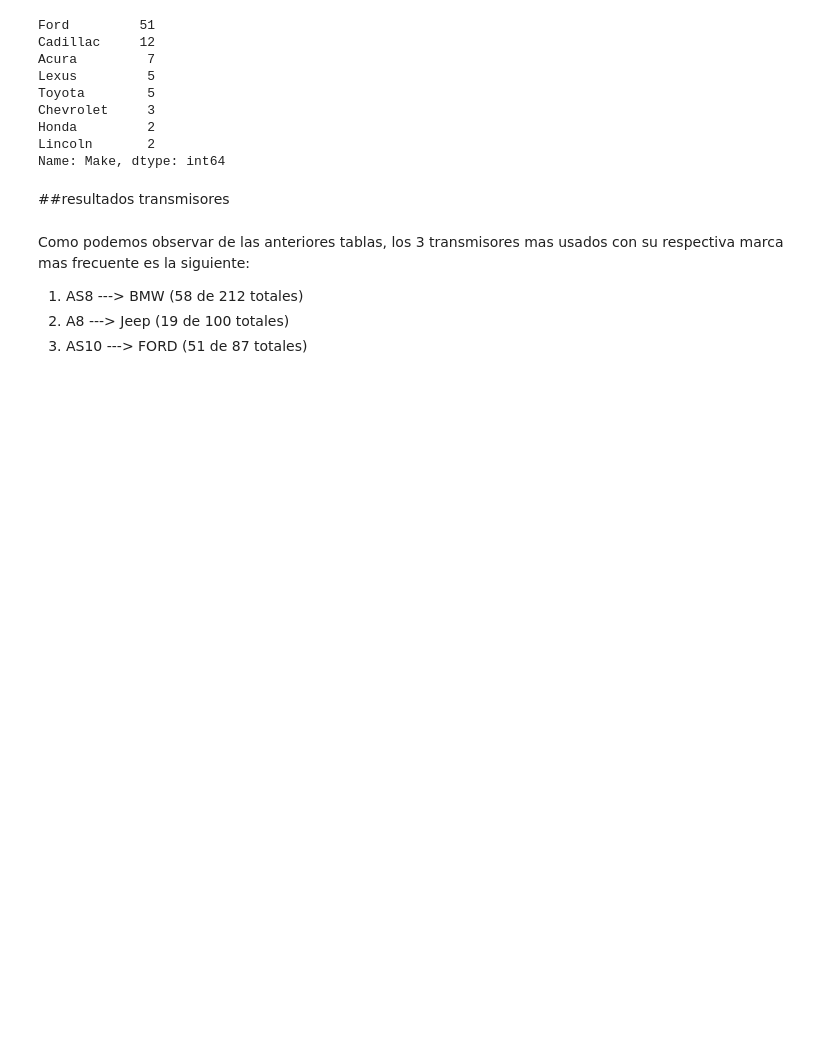
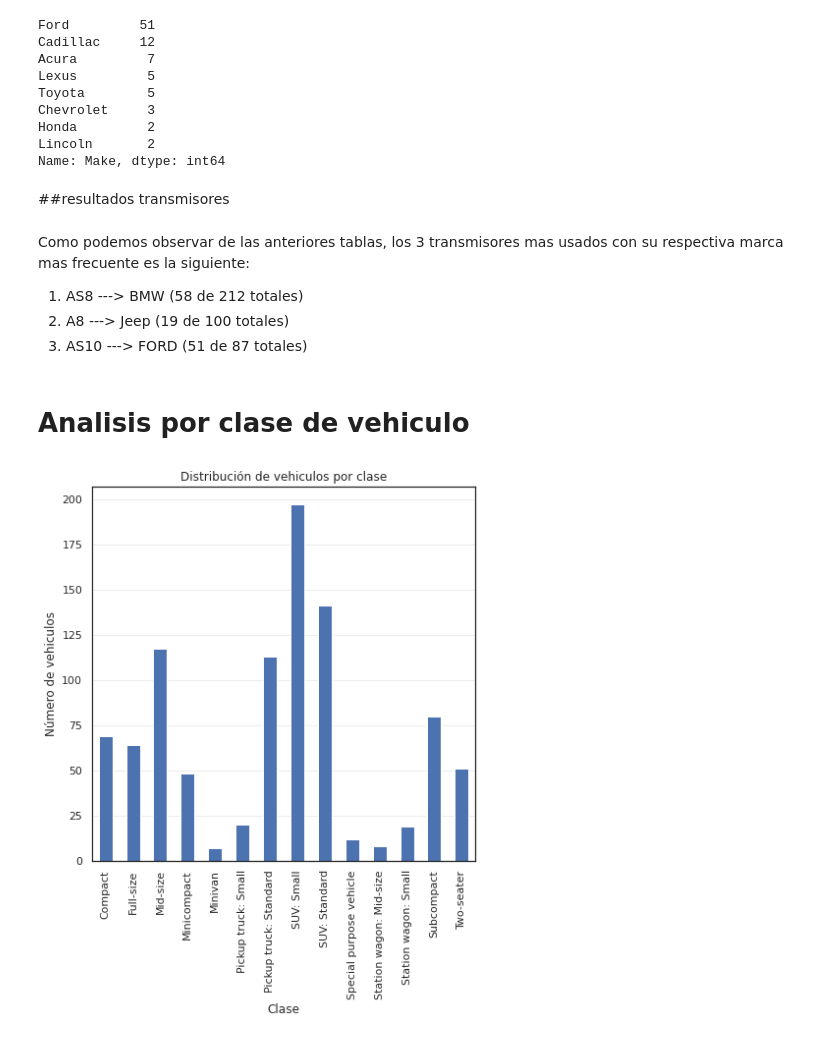
Before and after one commit to 0ces/Estadistica-1-UIS, a Jupyter notebook: notebooks/Dataset_I.ipynb, the cells around one changed output. Saved outputs shown, nothing was run; the diff lists cells and outputs as text; code cells hidden in the pictures; blank space fills up the shorter version.

Commit message:
Uploaded vehicle class analisis

```diff
--- a/notebooks/Dataset_I.ipynb
+++ b/notebooks/Dataset_I.ipynb
@@ -269,3 +269,20 @@ Como podemos observar de las anteriores tablas, los 3 transmisores mas usados co
 1. AS8  --->  BMW  (58 de 212 totales)
 2. A8   --->  Jeep (19 de 100 totales)
 3. AS10 --->  FORD (51 de 87 totales)
+# %% [markdown]
+# Analisis por clase de vehiculo
+# %%
+sns.set(rc={'figure.figsize':(7, 7)})
+sns.set_style("white")
+df.reset_index().groupby(['Vehicle Class']).count().reset_index().plot(x='Vehicle Class',
+                                                                           y='index',
+                                                                           kind='bar',
+                                                                           legend=False,
+                                                                           ylabel='Número de vehiculos',
+                                                                           xlabel='Clase',
+                                                                           title='Distribución de vehiculos por clase',
+                                                                           )
+plt.gca().yaxis.grid(True, linestyle='-', which='major', color='grey', alpha=.15) #lineas horizontales
+plt.show()
+# %% [output]
+[figure, added]
```
Also changed, not shown: parts of 9 cells of this notebook.
